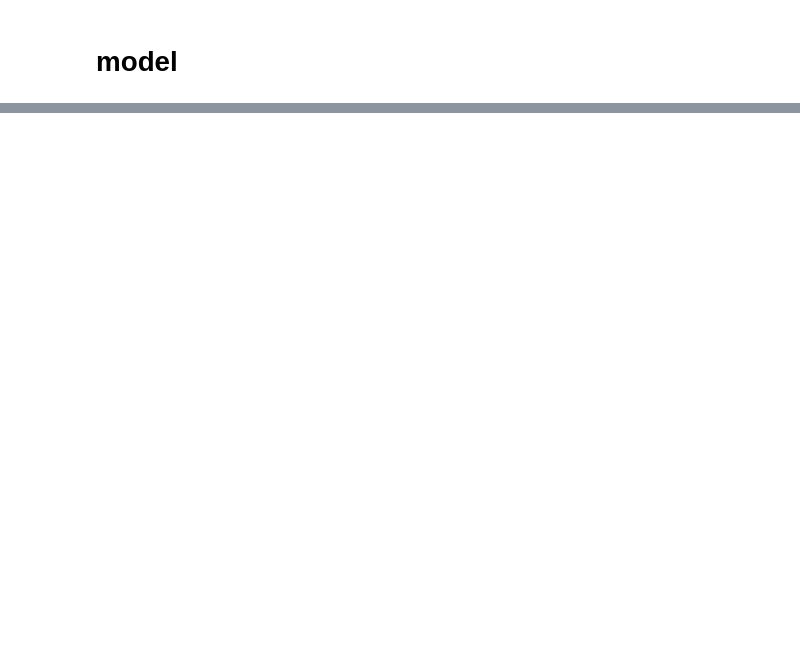
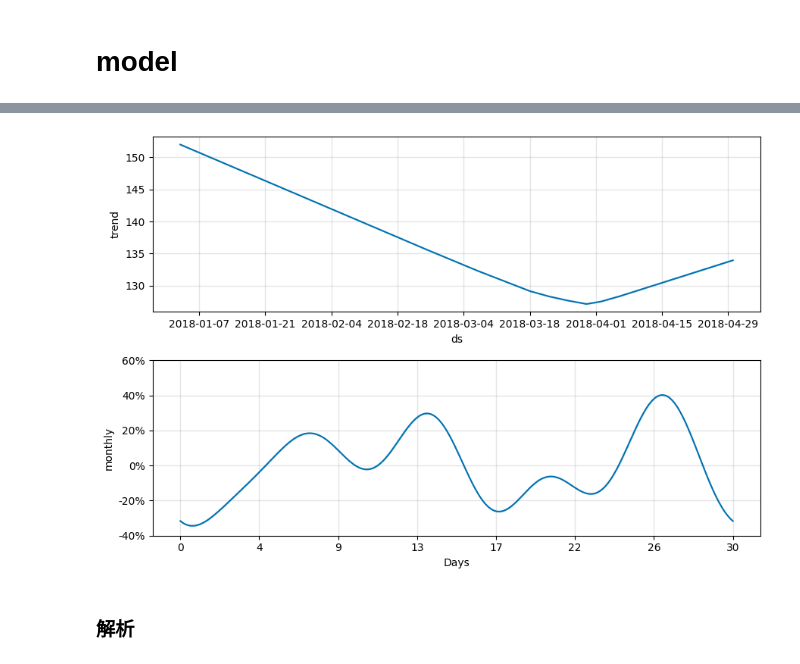
Before and after one commit to RyuichiHashimoto/StatisticsStudy, a Jupyter notebook: notebook/books/セキュリティエンジニアのための機械学習/6章.ipynb, the cells around one changed output, grey strips where cells are left out. Cells and saved outputs as stored; diff of their text form; code cells hidden in the pictures; blank space fills up the shorter version.

```diff
--- a/notebook/books/セキュリティエンジニアのための機械学習/6章.ipynb
+++ b/notebook/books/セキュリティエンジニアのための機械学習/6章.ipynb
@@ -67,0 +104,6 @@ model = Prophet(
+# %%
+plot_components(model, forecast);
+# %% [output]
+[figure, added]
+# %% [markdown]
+### 解析
```
Also changed, not shown: parts of 38 cells of this notebook, 5 other files.
